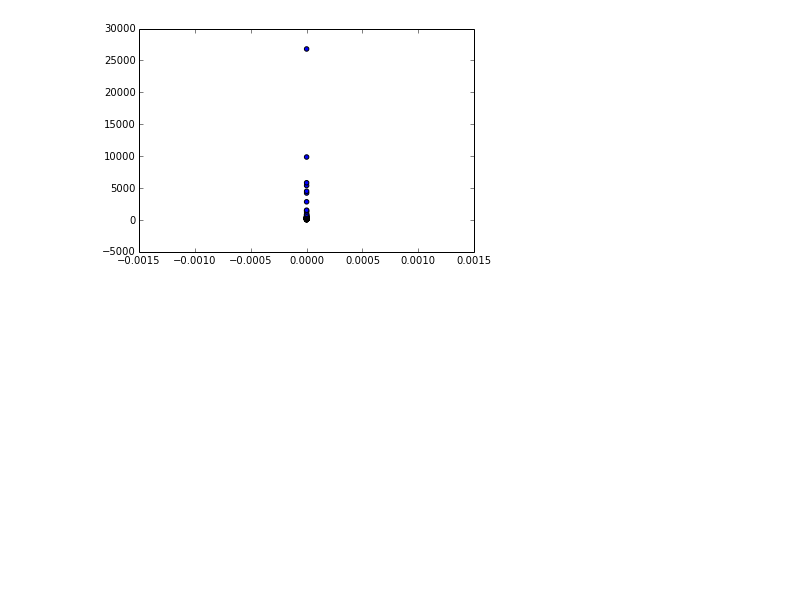
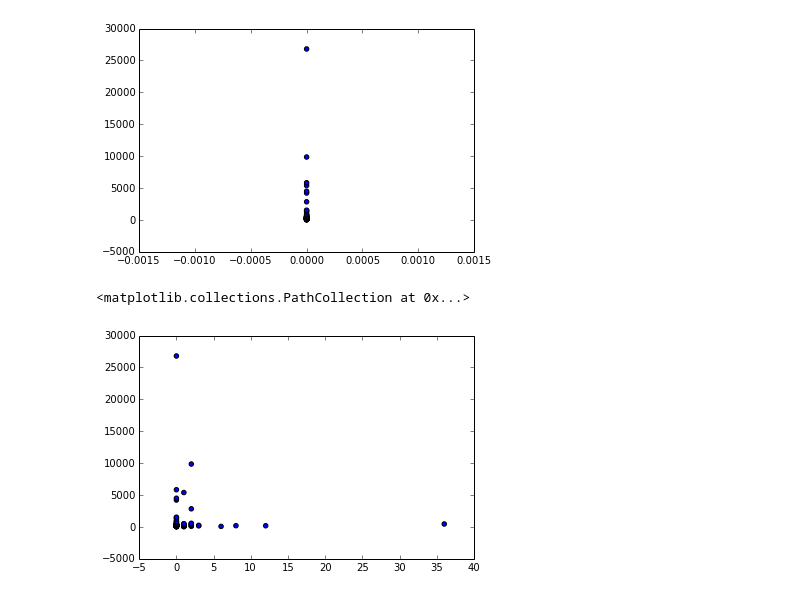
Before and after one commit to IanMulvany/wikimania-open-scholarship-tools, a Jupyter notebook: WikimaniaOpenScholarshipTalk.ipynb, the cells around one changed output. Drawn from its saved outputs; the diff is of its cells as text; code cells hidden in the pictures; blank space fills up the shorter version.

```diff
--- a/WikimaniaOpenScholarshipTalk.ipynb
+++ b/WikimaniaOpenScholarshipTalk.ipynb
@@ -307,7 +313,9 @@ article_data = {}
 for doi in unique_dois:
     try:
         article = alm.get_alm(str(doi), info="summary")
-        article_data[doi] = {"views":article[0].views, "citations":article[0].citations}
+        article_mendeley = alm.get_alm(str(doi), info="event", source="mendeley")
+        mendeley_metrics = article_mendeley[0].sources["mendeley"].metrics.total
+        article_data[doi] = {"views":article[0].views, "citations":article[0].citations, "mendeley": mendeley_metrics}
     except:
         print "no data for ", doi
 # %%
@@ -316,9 +324,12 @@ for doi in unique_dois:
 values = article_data.values()
 def get_views(x): return x["views"]
 def get_cites(x): return x["citations"]
+def get_mendeley(x): return x["mendeley"]
 all_views = map(get_views, values)
 all_cites = map(get_cites, values)
+all_mendeley = map(get_mendeley, values)
 print values[0:3]
 print all_views[0:3]
 print all_cites[0:3]
+print all_mendeley[0:3]
 # %% [output]
@@ -346,3 +358,9 @@ ax.scatter(all_cites,all_views)
 # %% [output]
 <matplotlib.collections.PathCollection at 0x...>
 [figure]
+# %%
+fig, ax = plt.subplots(1, 1)
+ax.scatter(all_mendeley,all_views)
+# %% [output]
+<matplotlib.collections.PathCollection at 0x...>
+[figure, added]
```
Also changed, not shown: parts of 6 cells of this notebook, 1 other file.
